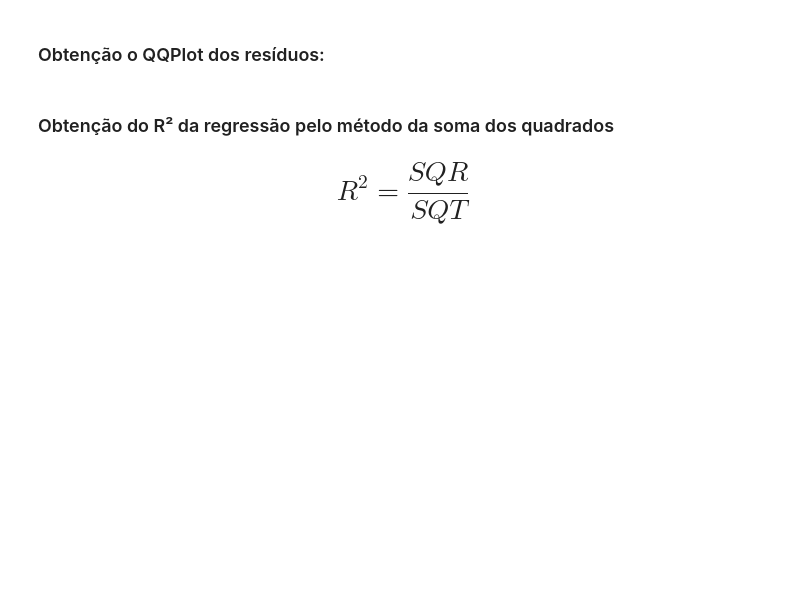
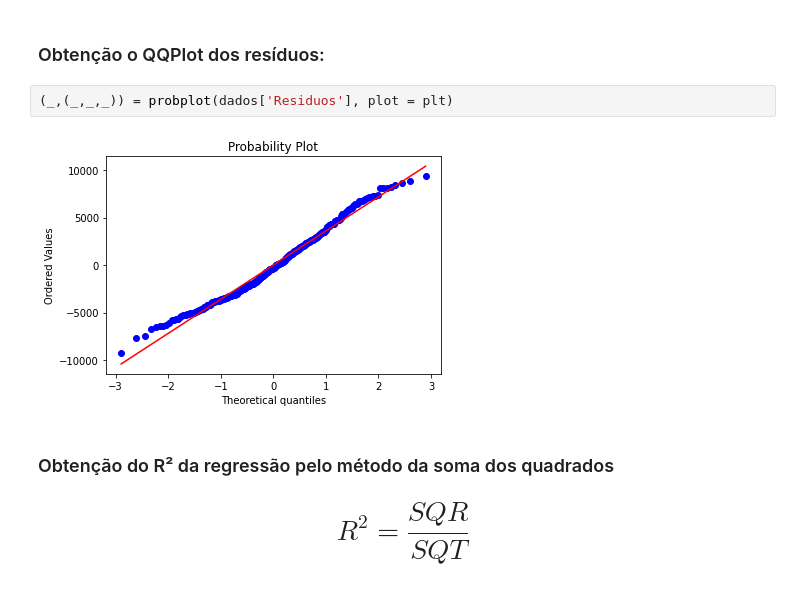
Before and after one commit to silsantos/Data-Science_Projects, a Jupyter notebook: Estatistica/Pratica3_cerveja.ipynb, the cells around one changed output. Drawn from its saved outputs; the diff is of its cells as text; blank space fills up the shorter version.

```diff
--- a/Estatistica/Pratica3_cerveja.ipynb
+++ b/Estatistica/Pratica3_cerveja.ipynb
@@ -176,5 +187,9 @@ dados.head()
 # %% [markdown]
 ### Obtenção o QQPlot dos resíduos:
+# %%
+(_,(_,_,_)) = probplot(dados['Residuos'], plot = plt)
+# %% [output]
+[figure, added]
 # %% [markdown]
 ### Obtenção do R² da regressão pelo método da soma dos quadrados
 
```
Also changed, not shown: parts of 9 cells of this notebook.
